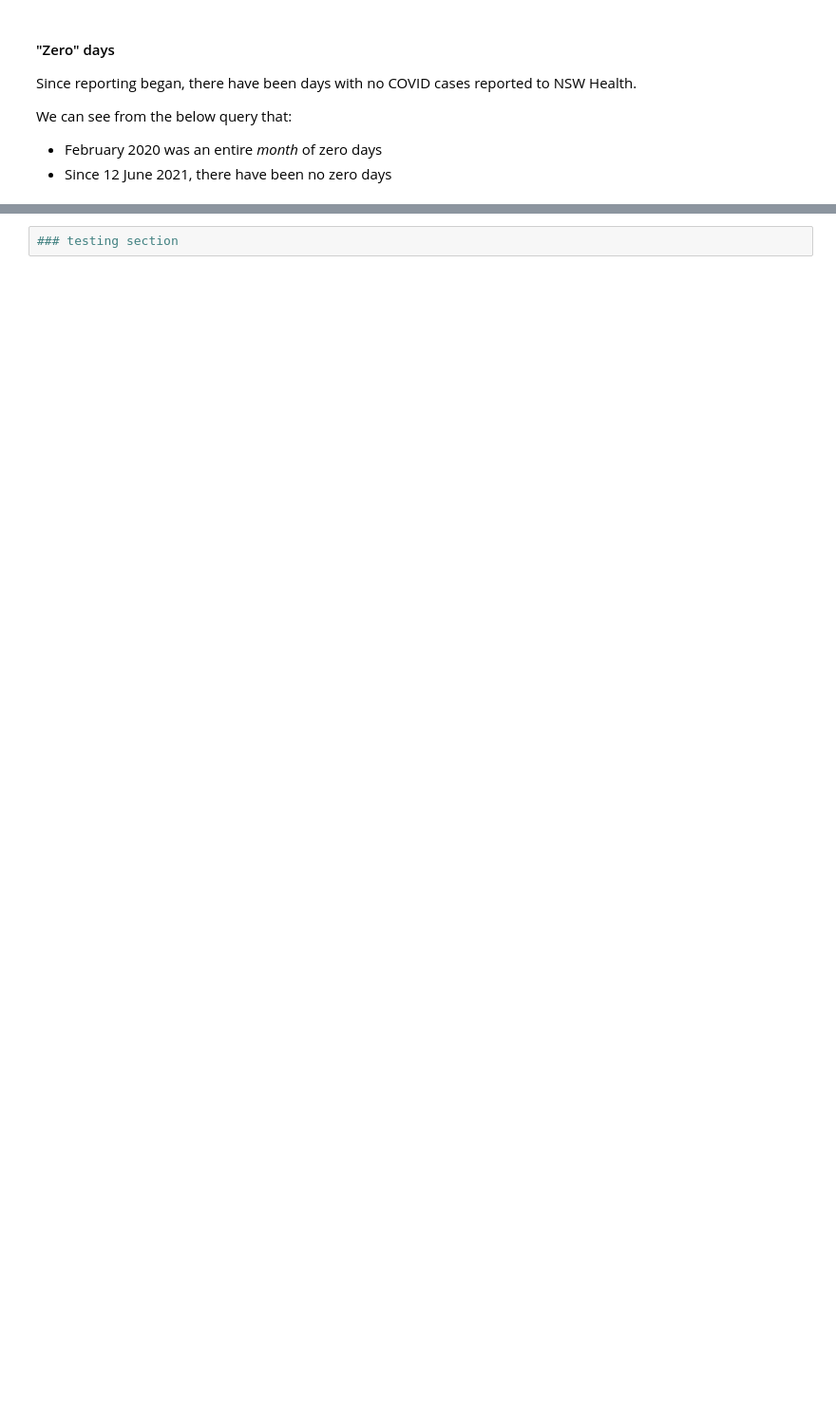
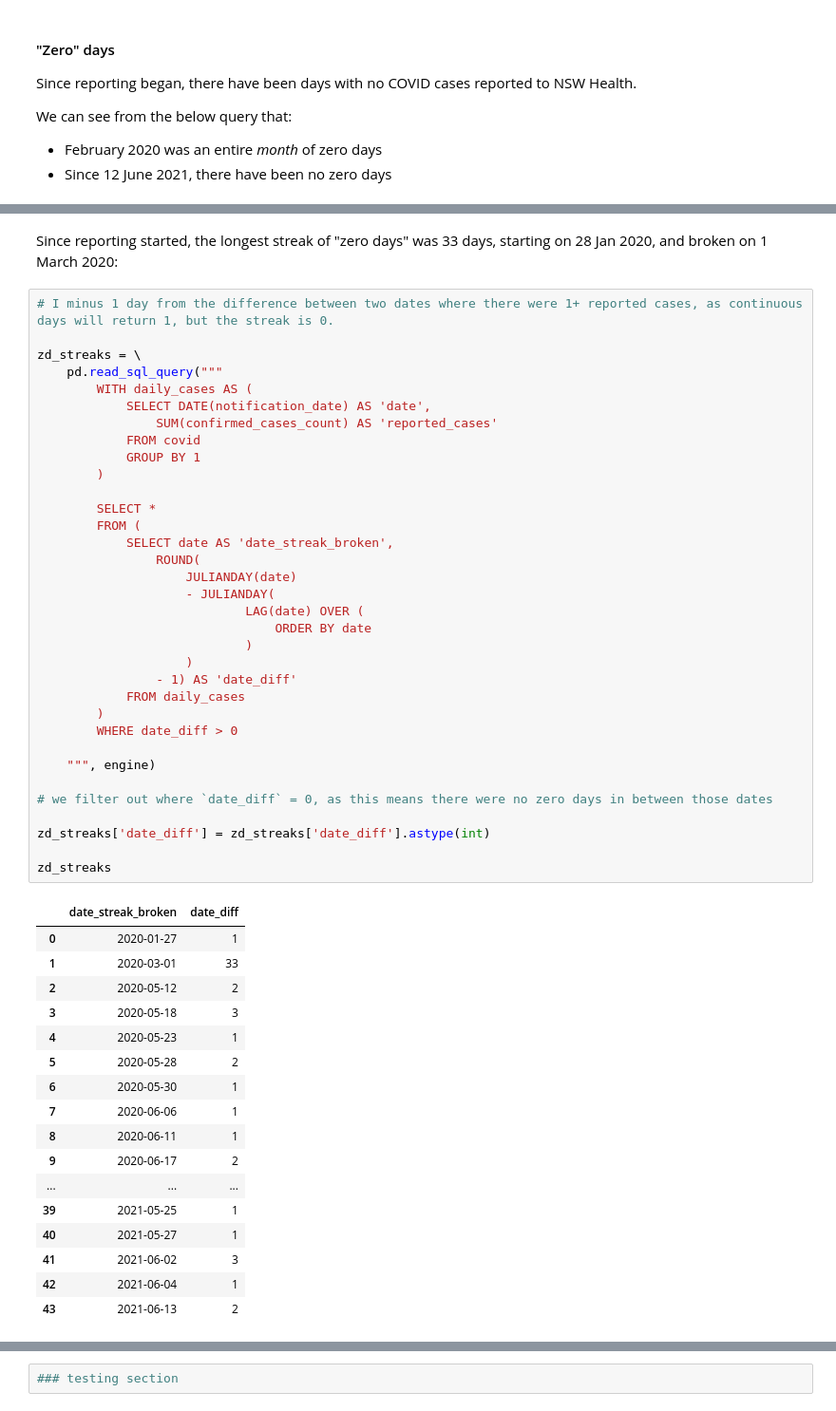
Before and after one commit to henrylin03/covid-nsw, a Jupyter notebook: covid-nsw.ipynb, the cells around one changed output, grey strips where cells are left out. Shown: that part at 95% size. Drawn from its saved outputs; the diff is of its cells as text; blank space fills up the shorter version.

```diff
--- a/covid-nsw.ipynb
+++ b/covid-nsw.ipynb
@@ -188,0 +251,54 @@ pd.read_sql_query(
+# %% [markdown]
+Since reporting started, the longest streak of "zero days" was 33 days, starting on 28 Jan 2020, and broken on 1 March 2020:
+# %%
+# I minus 1 day from the difference between two dates where there were 1+ reported cases, as continuous days will return 1, but the streak is 0.
+
+zd_streaks = \
+    pd.read_sql_query("""
+        WITH daily_cases AS (
+            SELECT DATE(notification_date) AS 'date',
+                SUM(confirmed_cases_count) AS 'reported_cases'
+            FROM covid
+            GROUP BY 1
+        )
+
+        SELECT *
+        FROM (
+            SELECT date AS 'date_streak_broken',
+                ROUND(
+                    JULIANDAY(date)
+                    - JULIANDAY(
+                            LAG(date) OVER (
+                                ORDER BY date
+                            )
+                    )
+                - 1) AS 'date_diff'
+            FROM daily_cases
+        )
+        WHERE date_diff > 0
+
+    """, engine)
+
+# we filter out where `date_diff` = 0, as this means there were no zero days in between those dates
+
+zd_streaks['date_diff'] = zd_streaks['date_diff'].astype(int)
+
+zd_streaks
+# %% [output]
+|  | date_streak_broken | date_diff |
+| 0 | 2020-01-27 | 1 |
+| 1 | 2020-03-01 | 33 |
+| 2 | 2020-05-12 | 2 |
+| 3 | 2020-05-18 | 3 |
+| 4 | 2020-05-23 | 1 |
+| 5 | 2020-05-28 | 2 |
+| 6 | 2020-05-30 | 1 |
+| 7 | 2020-06-06 | 1 |
+| 8 | 2020-06-11 | 1 |
+| 9 | 2020-06-17 | 2 |
+| ... | ... | ... |
+| 39 | 2021-05-25 | 1 |
+| 40 | 2021-05-27 | 1 |
+| 41 | 2021-06-02 | 3 |
+| 42 | 2021-06-04 | 1 |
+| 43 | 2021-06-13 | 2 |
```
Also changed, not shown: parts of 15 cells of this notebook.
